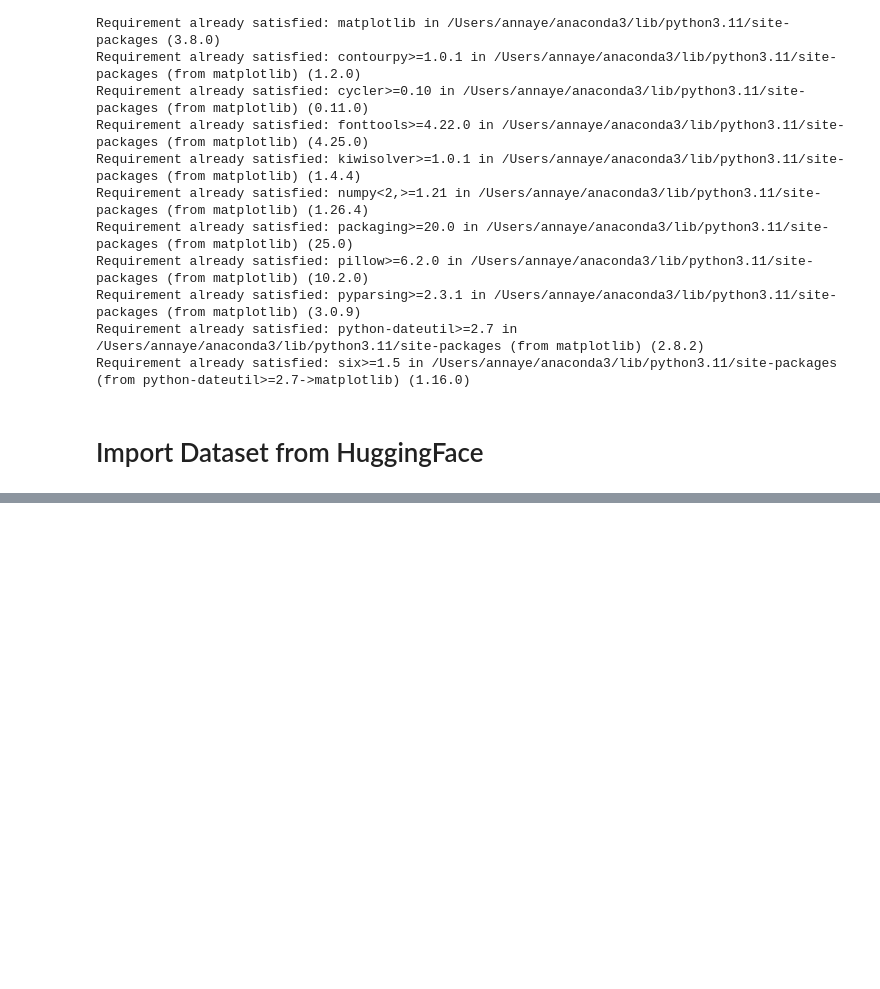
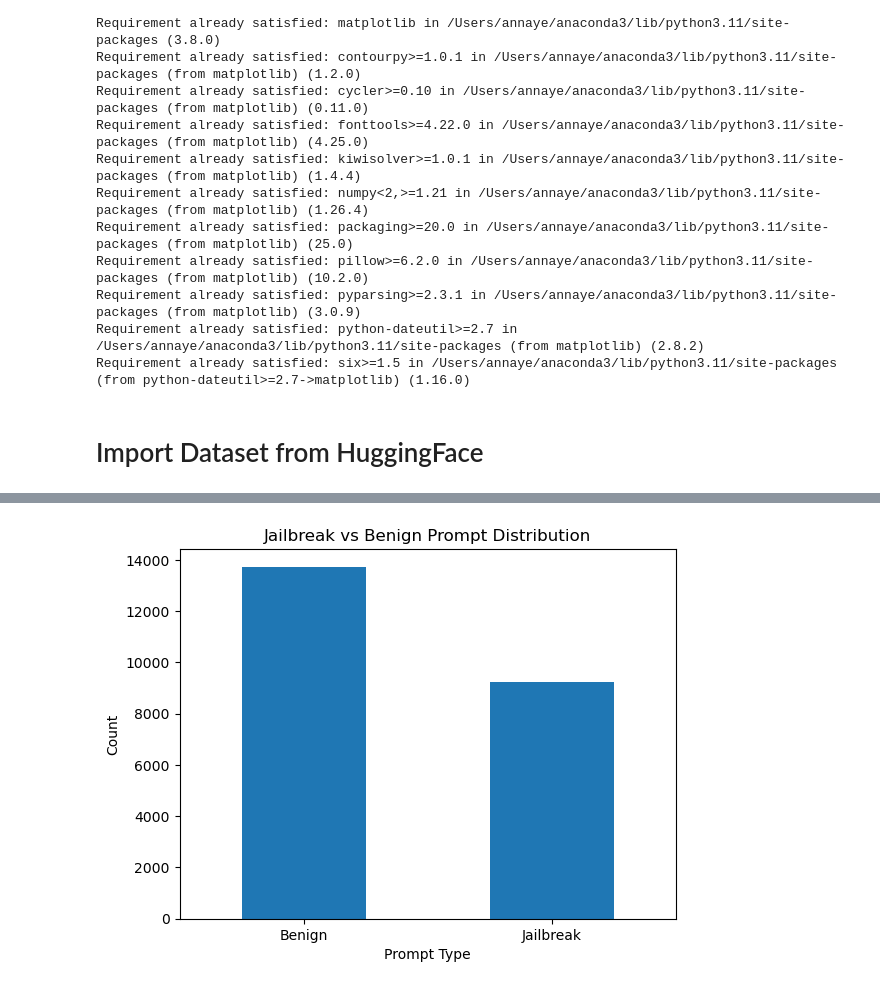
Before and after one commit to AnnaTheYe/DS301-Group-16-Jailbreaking-Final-Project, a Jupyter notebook: Dataset Visualization.ipynb, the cells around one changed output, grey strips where cells are left out. Cells and saved outputs as stored; diff of their text form; code cells hidden in the pictures; blank space fills up the shorter version.

```diff
--- a/Dataset Visualization.ipynb
+++ b/Dataset Visualization.ipynb
@@ -51,4 +218,4 @@ df.iloc[23]['prompt']
-# %%
-import pandas as pd
-
-df = pd.read_parquet("hf://datasets/TrustAIRLab/in-the-wild-jailbreak-prompts/jailbreak_2023_12_25/train-00000-of-00001.parquet")
+# %%
+df['category'] = df['category'].astype(int)
+
+df['jailbreak'] = (df['category'] > 0).astype(int)
@@ -54,0 +231,11 @@ df = pd.read_parquet("hf://datasets/TrustAIRLab/in-the-wild-jailbreak-prompts/ja
+# %%
+ax = df['jailbreak'].value_counts().plot(kind='bar')
+
+ax.set_xticklabels(['Benign', 'Jailbreak'], rotation=0)
+
+plt.title("Jailbreak vs Benign Prompt Distribution")
+plt.xlabel("Prompt Type")
+plt.ylabel("Count")
+plt.show()
+# %% [output]
+[figure, added]
```
Also changed, not shown: parts of 31 cells of this notebook, 2 other files.
